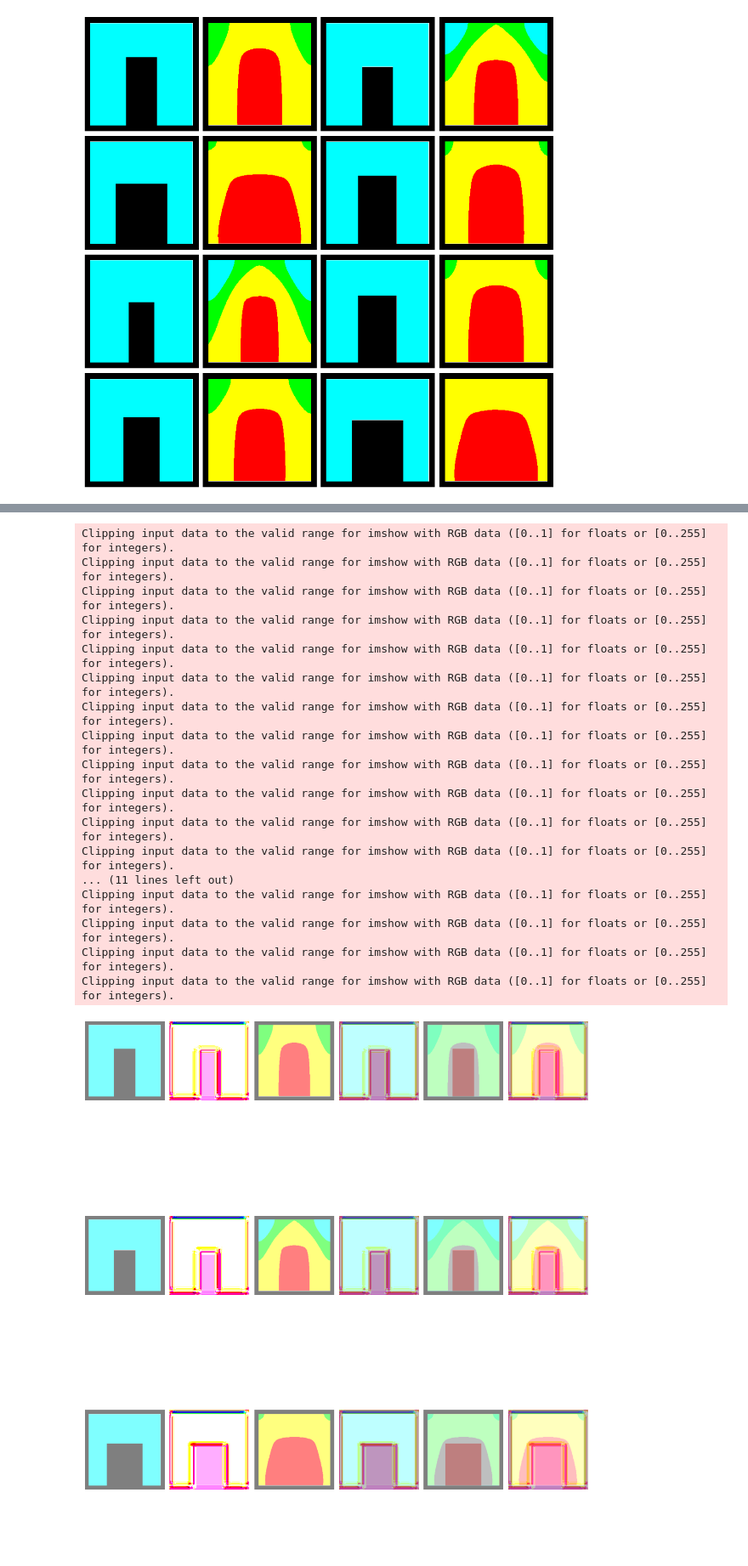
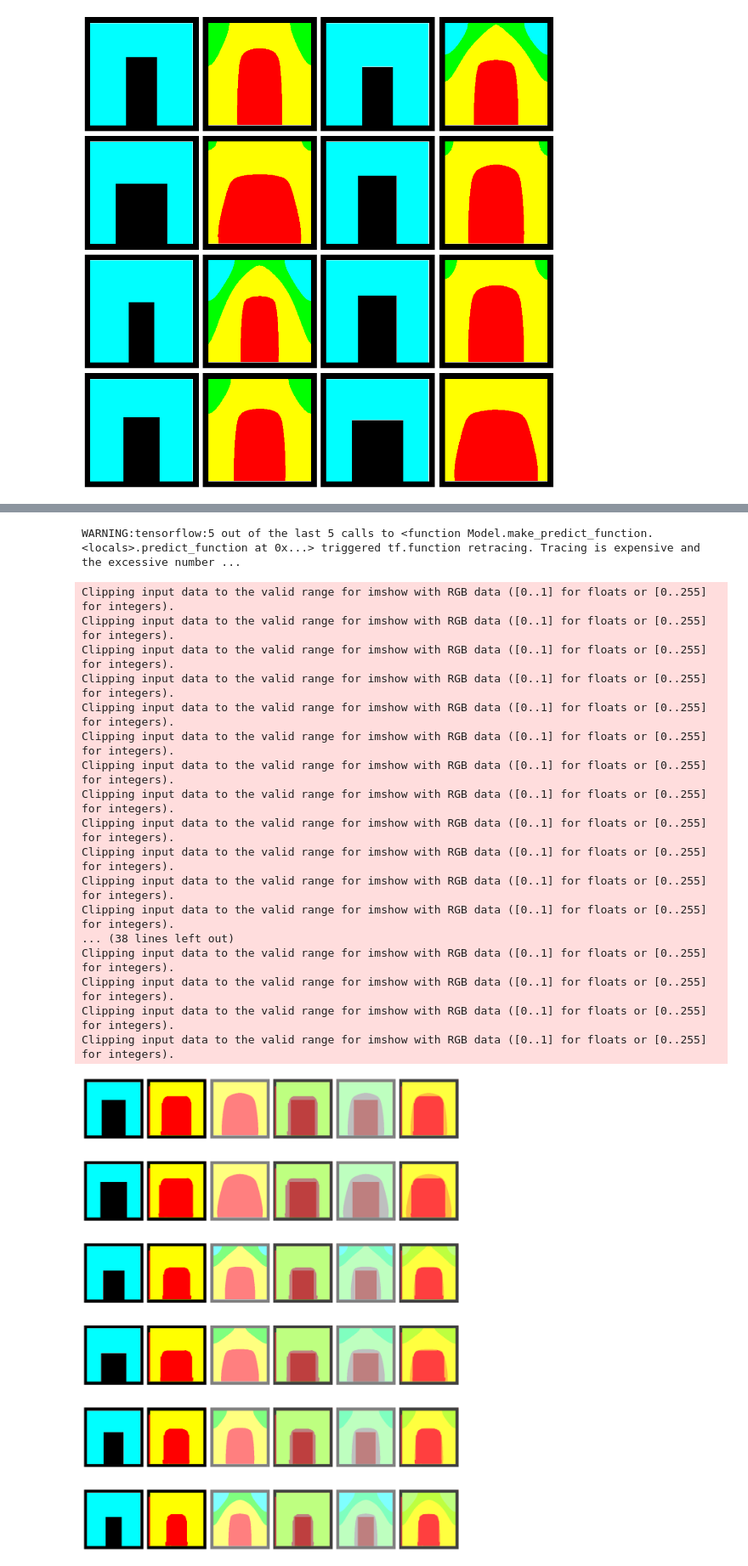
Before and after one commit to chlai1012/ML-project, a Jupyter notebook: ML_project.ipynb, the cells around one changed output, grey strips where cells are left out. Shown: that part at 85% size. Saved outputs shown, nothing was run; the diff lists cells and outputs as text; code cells hidden in the pictures; blank space fills up the shorter version.

Commit message:
modify encoding-decoding structure add pre-trained model (not well)

```diff
--- a/ML_project.ipynb
+++ b/ML_project.ipynb
@@ -107,10 +150,4 @@ hs.shape[1:]
 # %%
-import tensorflow.keras
-from tensorflow.keras.models import Model, Sequential
-from tensorflow.keras.layers import Input, Dense, Conv2D, MaxPooling2D, UpSampling2D, Flatten, Reshape
-from tensorflow.keras import regularizers
-from tensorflow.keras.utils import plot_model
-from tensorflow.keras.backend import clear_session
 
 clear_session()
 
@@ -119,27 +156,27 @@ input_dim = hs.shape[1:]
 model = Sequential()
 
 # Encoder layers
-model.add(Conv2D(16,(3,3),activation='relu',padding="same",input_shape=input_dim))
+model.add(Conv2D(64,(3,3),activation='relu',padding="same",input_shape=input_dim))
 model.add(MaxPooling2D((2,2),padding="same"))
-model.add(Conv2D(8,(3,3),activation='relu',padding="same"))
+model.add(Conv2D(128,(3,3),activation='relu',padding="same"))
 model.add(MaxPooling2D((2,2),padding="same"))
-model.add(Conv2D(8,(3,3),strides=(2,2),activation='relu',padding="same"))
+model.add(Conv2D(256,(3,3),strides=(2,2),activation='relu',padding="same"))
 
 # Flatten encoding for visualization, this is the bottleneck
 model.add(Flatten())
-model.add(Reshape((32, 32, 8)))
+model.add(Reshape((32, 32, 256)))
 
 # Decoder layers
 model.add(UpSampling2D(size=(2,2)))
-model.add(Conv2D(8,(3,3),activation='relu',padding="same"))
+model.add(Conv2D(128,(3,3),activation='relu',padding="same"))
 model.add(UpSampling2D(size=(2,2)))
-model.add(Conv2D(16,(3,3),activation='relu',padding="same"))
+model.add(Conv2D(64,(3,3),activation='relu',padding="same"))
 model.add(UpSampling2D(size=(2,2)))
-model.add(Conv2D(3,(3,3),activation='linear',padding="same"))
+model.add(Conv2D(3,(3,3),activation='relu',padding="same"))
 
 
 model.summary()
-plot_model(model)
+#plot_model(model)
 # %% [output]
 Model: "sequential"
 _________________________________________________________________
@@ -164,7 +200,9 @@ model.compile(optimizer='adam', loss='mse')
 model.fit(
       train_iterator,
       batch_size=16,
-      epochs=10,
+      epochs=50,
       steps_per_epoch=32,
-      verbose=1)
+      shuffle=True,
+      verbose=1,
+      callbacks=customCallback)
 # %% [output]
@@ -203,43 +222,44 @@ plt.legend()
 # %%
-samples = 3
+samples = 6
 
 fig,axs = plt.subplots(samples,6, figsize=(15,20))
 
 gt_hat = model.predict(hs.reshape(-1,256,256,3))
 
 for sample in range(samples):
-    axs[sample,0].imshow((hs[sample]+1)/2)
+    axs[sample,0].imshow(hs[sample])
     axs[sample,1].imshow(gt_hat[sample].reshape(256,256,3))
     axs[sample,2].imshow((gt[sample]+1)/2)
     axs[sample,3].imshow((hs[sample]+1)/2)
     axs[sample,3].imshow(gt_hat[sample].reshape(256,256,3),alpha=0.5)
     axs[sample,4].imshow((hs[sample]+1)/2)
     axs[sample,4].imshow((gt[sample]+1)/2,alpha=0.5)
     axs[sample,5].imshow((gt[sample]+1)/2)
     axs[sample,5].imshow(gt_hat[sample].reshape(256,256,3),alpha=0.5)
 
 axs=axs.flatten()
 
 for ax in axs:
     ax.axis("off")
 
 plt.tight_layout()
 # %% [output]
-Clipping input data to the valid range for imshow with RGB data ([0..1] for floats or [0..255] for integers).
-Clipping input data to the valid range for imshow with RGB data ([0..1] for floats or [0..255] for integers).
-Clipping input data to the valid range for imshow with RGB data ([0..1] for floats or [0..255] for integers).
-Clipping input data to the valid range for imshow with RGB data ([0..1] for floats or [0..255] for integers).
-Clipping input data to the valid range for imshow with RGB data ([0..1] for floats or [0..255] for integers).
-Clipping input data to the valid range for imshow with RGB data ([0..1] for floats or [0..255] for integers).
-Clipping input data to the valid range for imshow with RGB data ([0..1] for floats or [0..255] for integers).
-Clipping input data to the valid range for imshow with RGB data ([0..1] for floats or [0..255] for integers).
-Clipping input data to the valid range for imshow with RGB data ([0..1] for floats or [0..255] for integers).
-Clipping input data to the valid range for imshow with RGB data ([0..1] for floats or [0..255] for integers).
-Clipping input data to the valid range for imshow with RGB data ([0..1] for floats or [0..255] for integers).
-Clipping input data to the valid range for imshow with RGB data ([0..1] for floats or [0..255] for integers).
-... (11 lines left out)
-Clipping input data to the valid range for imshow with RGB data ([0..1] for floats or [0..255] for integers).
-Clipping input data to the valid range for imshow with RGB data ([0..1] for floats or [0..255] for integers).
-Clipping input data to the valid range for imshow with RGB data ([0..1] for floats or [0..255] for integers).
-Clipping input data to the valid range for imshow with RGB data ([0..1] for floats or [0..255] for integers).
+WARNING:tensorflow:5 out of the last 5 calls to <function Model.make_predict_function.<locals>.predict_function at 0x...> triggered tf.function retracing. Tracing is expensive and the excessive number ...
+Clipping input data to the valid range for imshow with RGB data ([0..1] for floats or [0..255] for integers).
+Clipping input data to the valid range for imshow with RGB data ([0..1] for floats or [0..255] for integers).
+Clipping input data to the valid range for imshow with RGB data ([0..1] for floats or [0..255] for integers).
+Clipping input data to the valid range for imshow with RGB data ([0..1] for floats or [0..255] for integers).
+Clipping input data to the valid range for imshow with RGB data ([0..1] for floats or [0..255] for integers).
+Clipping input data to the valid range for imshow with RGB data ([0..1] for floats or [0..255] for integers).
+Clipping input data to the valid range for imshow with RGB data ([0..1] for floats or [0..255] for integers).
+Clipping input data to the valid range for imshow with RGB data ([0..1] for floats or [0..255] for integers).
+Clipping input data to the valid range for imshow with RGB data ([0..1] for floats or [0..255] for integers).
+Clipping input data to the valid range for imshow with RGB data ([0..1] for floats or [0..255] for integers).
+Clipping input data to the valid range for imshow with RGB data ([0..1] for floats or [0..255] for integers).
+Clipping input data to the valid range for imshow with RGB data ([0..1] for floats or [0..255] for integers).
+... (38 lines left out)
+Clipping input data to the valid range for imshow with RGB data ([0..1] for floats or [0..255] for integers).
+Clipping input data to the valid range for imshow with RGB data ([0..1] for floats or [0..255] for integers).
+Clipping input data to the valid range for imshow with RGB data ([0..1] for floats or [0..255] for integers).
+Clipping input data to the valid range for imshow with RGB data ([0..1] for floats or [0..255] for integers).
-[figure, old version]
+[figure, new version]
```
Also changed, not shown: parts of 16 cells of this notebook.
